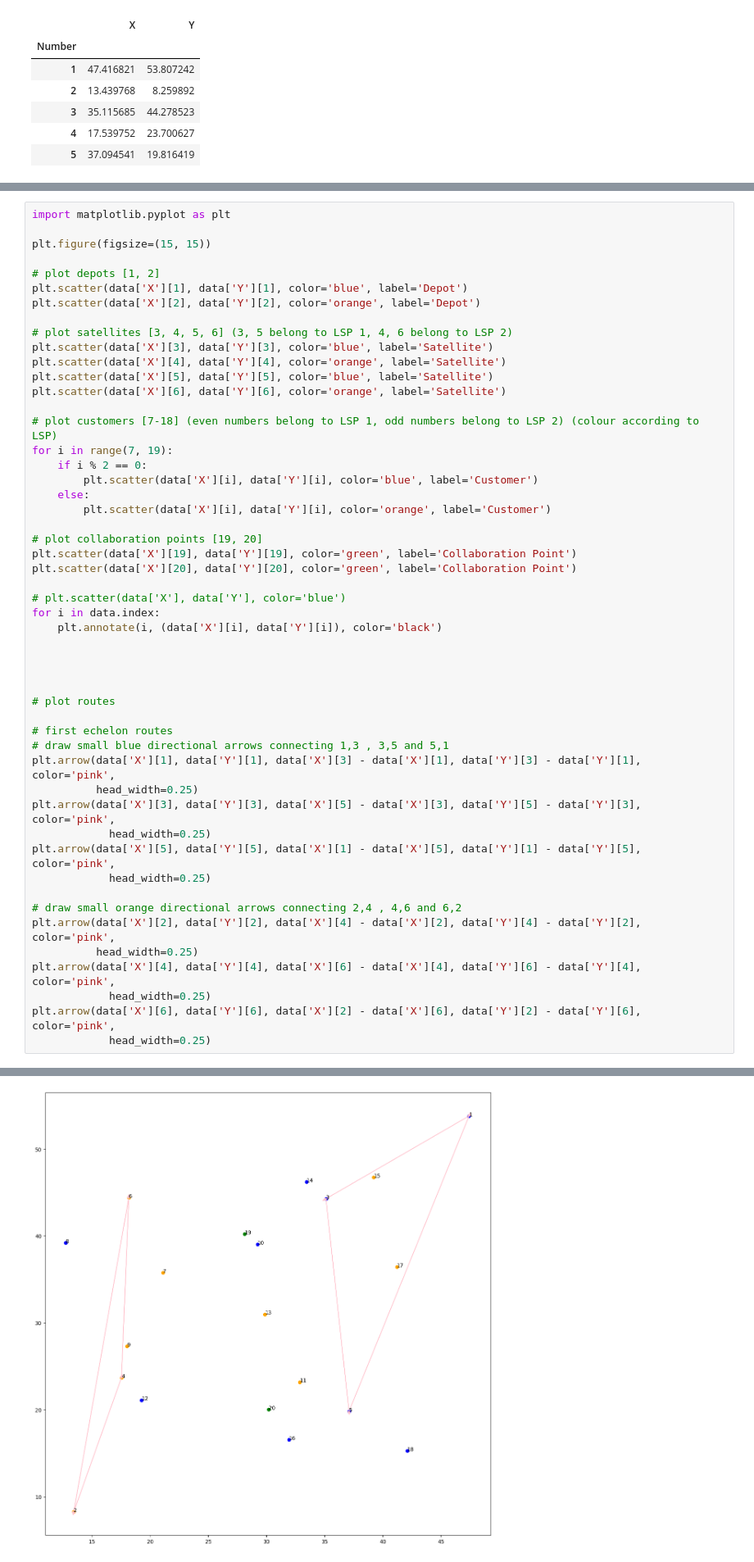
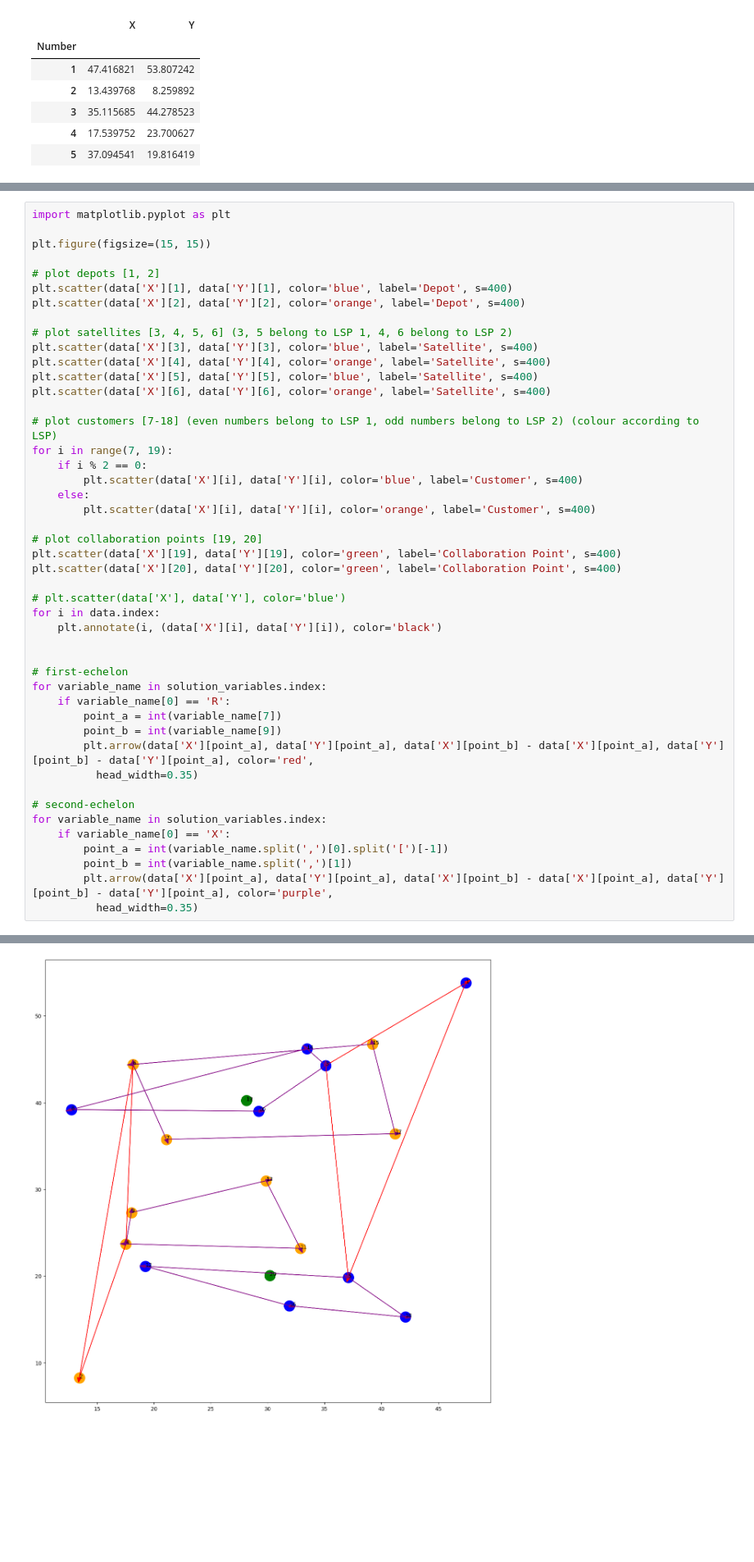
Before and after one commit to ayush4ise/Collaborative-Last-Mile-Delivery, a Jupyter notebook: optimize.ipynb, the cells around one changed output, grey strips where cells are left out. Shown at 82% size. Saved outputs shown, nothing was run; the diff lists cells and outputs as text; blank space fills up the shorter version.

Commit message:
additional implementations
including no collab, collab with assets models used for comparison in paper

also, fixed the plotting to help understand the flow

```diff
--- a/optimize.ipynb
+++ b/optimize.ipynb
@@ -35,49 +35,44 @@ import matplotlib.pyplot as plt
 plt.figure(figsize=(15, 15))
 
 # plot depots [1, 2]
-plt.scatter(data['X'][1], data['Y'][1], color='blue', label='Depot')
-plt.scatter(data['X'][2], data['Y'][2], color='orange', label='Depot')
+plt.scatter(data['X'][1], data['Y'][1], color='blue', label='Depot', s=400)
+plt.scatter(data['X'][2], data['Y'][2], color='orange', label='Depot', s=400)
 
 # plot satellites [3, 4, 5, 6] (3, 5 belong to LSP 1, 4, 6 belong to LSP 2)
-plt.scatter(data['X'][3], data['Y'][3], color='blue', label='Satellite')
-plt.scatter(data['X'][4], data['Y'][4], color='orange', label='Satellite')
-plt.scatter(data['X'][5], data['Y'][5], color='blue', label='Satellite')
-plt.scatter(data['X'][6], data['Y'][6], color='orange', label='Satellite')
+plt.scatter(data['X'][3], data['Y'][3], color='blue', label='Satellite', s=400)
+plt.scatter(data['X'][4], data['Y'][4], color='orange', label='Satellite', s=400)
+plt.scatter(data['X'][5], data['Y'][5], color='blue', label='Satellite', s=400)
+plt.scatter(data['X'][6], data['Y'][6], color='orange', label='Satellite', s=400)
 
 # plot customers [7-18] (even numbers belong to LSP 1, odd numbers belong to LSP 2) (colour according to LSP)
 for i in range(7, 19):
     if i % 2 == 0:
-        plt.scatter(data['X'][i], data['Y'][i], color='blue', label='Customer')
+        plt.scatter(data['X'][i], data['Y'][i], color='blue', label='Customer', s=400)
     else:
-        plt.scatter(data['X'][i], data['Y'][i], color='orange', label='Customer')
+        plt.scatter(data['X'][i], data['Y'][i], color='orange', label='Customer', s=400)
 
 # plot collaboration points [19, 20]
-plt.scatter(data['X'][19], data['Y'][19], color='green', label='Collaboration Point')
-plt.scatter(data['X'][20], data['Y'][20], color='green', label='Collaboration Point')
+plt.scatter(data['X'][19], data['Y'][19], color='green', label='Collaboration Point', s=400)
+plt.scatter(data['X'][20], data['Y'][20], color='green', label='Collaboration Point', s=400)
 
 # plt.scatter(data['X'], data['Y'], color='blue')
 for i in data.index:
     plt.annotate(i, (data['X'][i], data['Y'][i]), color='black')
 
 
+# first-echelon
+for variable_name in solution_variables.index:
+    if variable_name[0] == 'R':
+        point_a = int(variable_name[7])
+        point_b = int(variable_name[9])
+        plt.arrow(data['X'][point_a], data['Y'][point_a], data['X'][point_b] - data['X'][point_a], data['Y'][point_b] - data['Y'][point_a], color='red',
+          head_width=0.35)
 
-
-# plot routes
-
-# first echelon routes
-# draw small blue directional arrows connecting 1,3 , 3,5 and 5,1
-plt.arrow(data['X'][1], data['Y'][1], data['X'][3] - data['X'][1], data['Y'][3] - data['Y'][1], color='pink',
-          head_width=0.25)
-plt.arrow(data['X'][3], data['Y'][3], data['X'][5] - data['X'][3], data['Y'][5] - data['Y'][3], color='pink',
-            head_width=0.25)
-plt.arrow(data['X'][5], data['Y'][5], data['X'][1] - data['X'][5], data['Y'][1] - data['Y'][5], color='pink',
-            head_width=0.25)
-
-# draw small orange directional arrows connecting 2,4 , 4,6 and 6,2
-plt.arrow(data['X'][2], data['Y'][2], data['X'][4] - data['X'][2], data['Y'][4] - data['Y'][2], color='pink',
-          head_width=0.25)
-plt.arrow(data['X'][4], data['Y'][4], data['X'][6] - data['X'][4], data['Y'][6] - data['Y'][4], color='pink',
-            head_width=0.25)
-plt.arrow(data['X'][6], data['Y'][6], data['X'][2] - data['X'][6], data['Y'][2] - data['Y'][6], color='pink',
-            head_width=0.25)
+# second-echelon
+for variable_name in solution_variables.index:
+    if variable_name[0] == 'X':
+        point_a = int(variable_name.split(',')[0].split('[')[-1])
+        point_b = int(variable_name.split(',')[1])
+        plt.arrow(data['X'][point_a], data['Y'][point_a], data['X'][point_b] - data['X'][point_a], data['Y'][point_b] - data['Y'][point_a], color='purple',
+          head_width=0.35)
 # %% [output]
@@ -85 +79 @@ plt.arrow(data['X'][6], data['Y'][6], data['X'][2] - data['X'][6], data['Y'][2]
-[figure, old version]
+[figure, new version]
```
Also changed, not shown: parts of 2 cells of this notebook, 3 other files.
